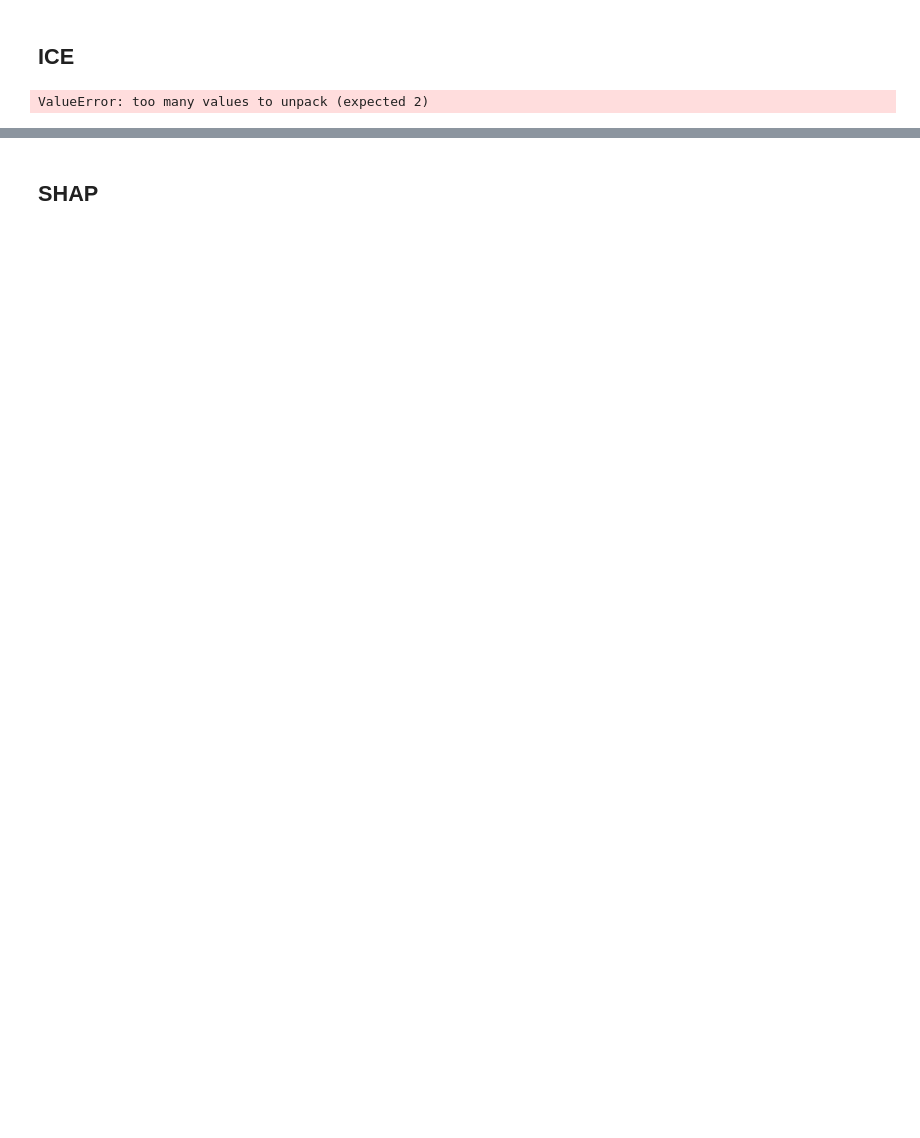
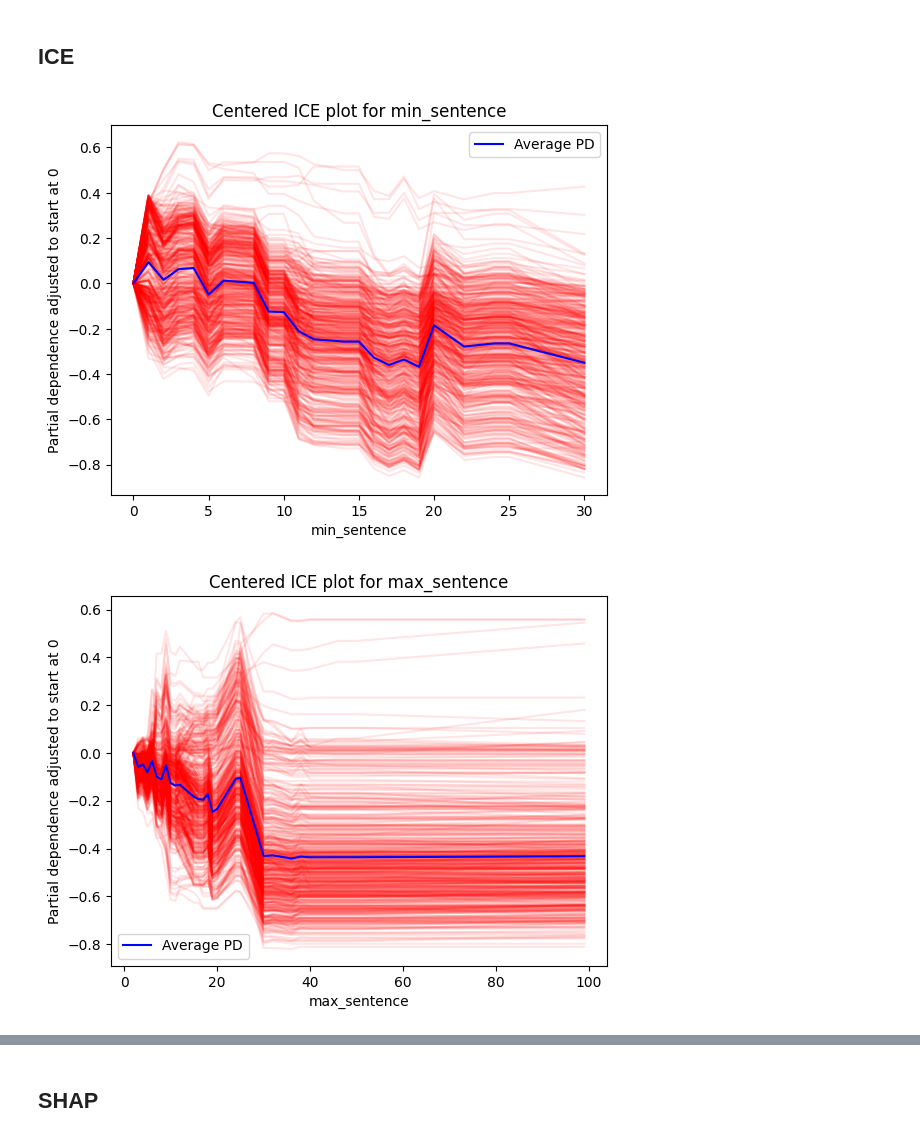
Before and after one commit to Idrissben/Interpretable-jimams, a Jupyter notebook: notebooks/global_interpretability.ipynb, the cells around one changed output, grey strips where cells are left out. Cells and saved outputs as stored; diff of their text form; code cells hidden in the pictures; blank space fills up the shorter version.

```diff
--- a/notebooks/global_interpretability.ipynb
+++ b/notebooks/global_interpretability.ipynb
@@ -81,39 +112,46 @@ for feature in features_to_plot:
 # %%
 import numpy as np
 import pickle
 import matplotlib.pyplot as plt
 from sklearn.inspection import partial_dependence
 
 # Load the model from the .pkl file
 xgb_classifier = pickle.load(open("../model.pkl", "rb"))
 
 # Assuming X_train is your features dataset
 features = ['min_sentence', 'max_sentence', 'jail duration', 'age']
 feature_names = list(X_train.columns)
 
-# Pre-calculate the partial dependence results
-pdp_results = {}
-for feature in features:
-    pdp_results[feature] = partial_dependence(xgb_classifier, X_train, features=[feature], kind="individual")
-
 # Plot the centered ICE plots
 for feature in features:
-    avg_preds, values = pdp_results[feature]
-    # Assuming the first value corresponds to the average predictions
-    # Subtract the minimum value to center the curves
-    ice_data = avg_preds["individual"] - np.min(avg_preds["individual"], axis=0)
+    # Calculate the partial dependence values
+    pdp_result = partial_dependence(xgb_classifier, X_train.sample(n=500,random_state=42), [feature], kind="both")
+
+    # Get the individual and average values
+    individual_pd = pdp_result.individual[0]
+    average_pd = pdp_result.average[0]
+    values = pdp_result.grid_values[0]  # Updated from 'values' to 'grid_values'
+
+    # Find the index of the minimum feature value to use as a reference
+    reference_index = np.argmin(values)
+
+    # Centering the ICE data by subtracting the value of each line at the reference index
+    individual_centered = individual_pd - individual_pd[:, reference_index, np.newaxis]
 
     plt.figure()
-    for ice_line in ice_data:
-        plt.plot(values[0], ice_line, color='red', alpha=0.1)
+    for ice_line in individual_centered:
+        plt.plot(values, ice_line, color='red', alpha=0.1)
 
-    # Add the average line
-    plt.plot(values[0], np.mean(ice_data, axis=0), color='blue', label='Average')
+    # Center the average partial dependence as well
+    average_centered = average_pd - average_pd[reference_index]
+
+    plt.plot(values, average_centered, color='blue', label='Average PD')
 
     plt.title(f"Centered ICE plot for {feature}")
     plt.xlabel(feature)
-    plt.ylabel('Partial dependence')
+    plt.ylabel('Partial dependence adjusted to start at 0')
     plt.legend()
     plt.show()
 # %% [output]
-ValueError: too many values to unpack (expected 2)
+[figure, added]
+[figure, added]
```
Also changed, not shown: parts of 3 cells of this notebook.
